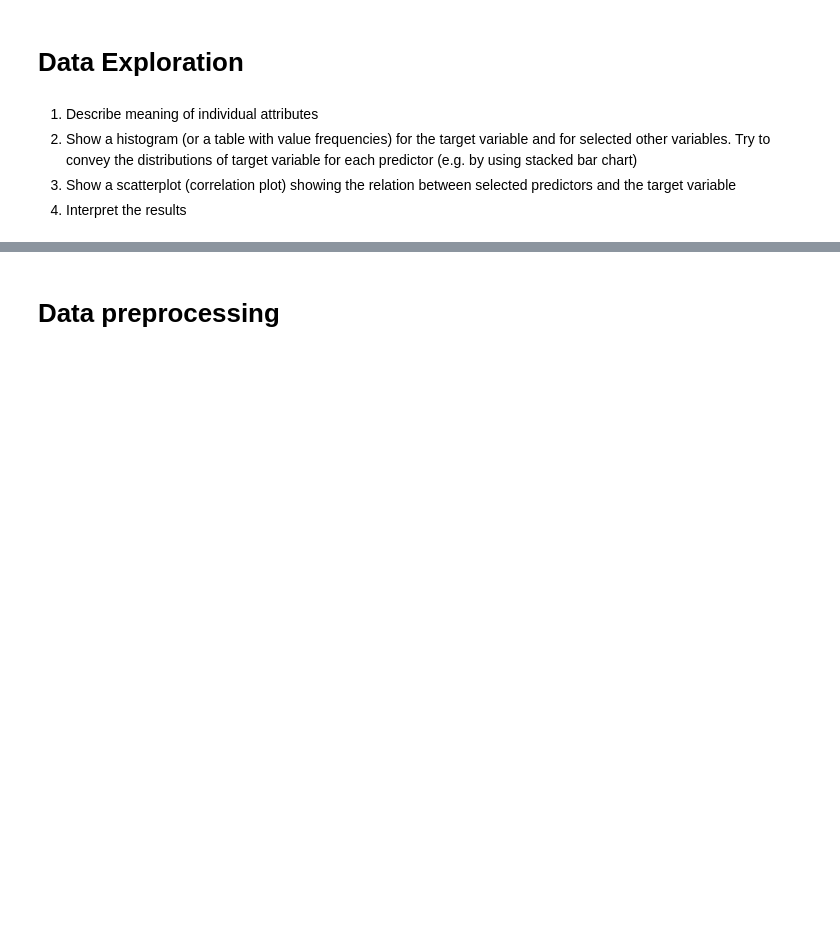
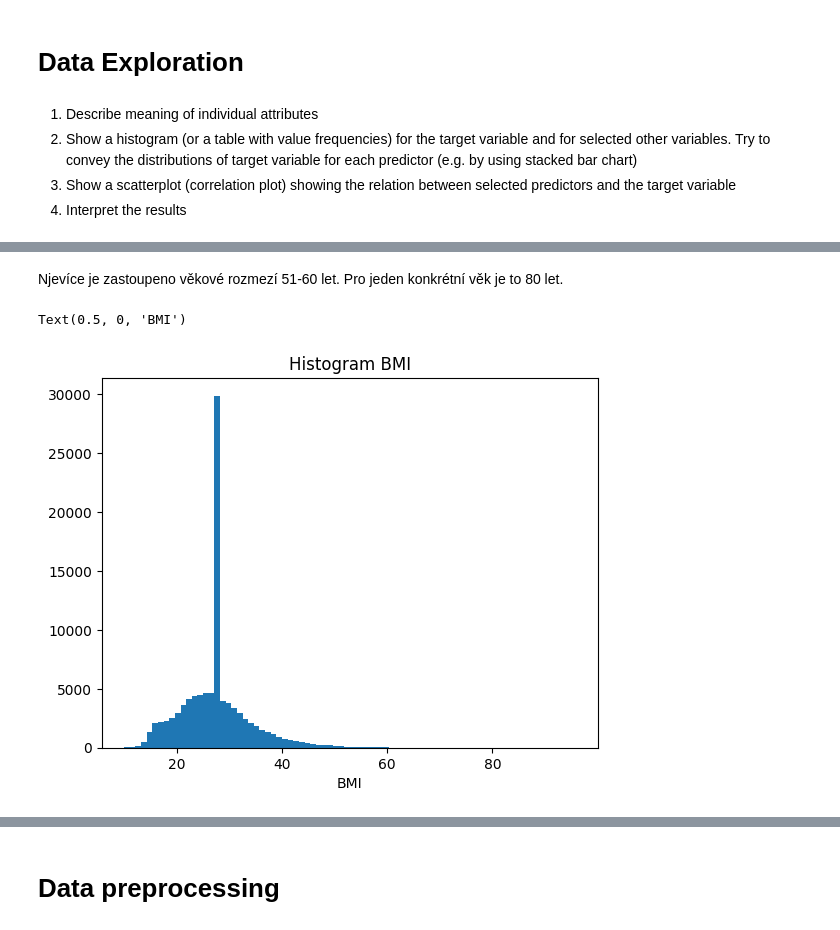
Before and after one commit to Filip-Dvorak/ZYZZ, a Jupyter notebook: template-coursework-classification.ipynb, the cells around one changed output, grey strips where cells are left out. Cells and saved outputs as stored; diff of their text form; code cells hidden in the pictures; blank space fills up the shorter version.

```diff
--- a/template-coursework-classification.ipynb
+++ b/template-coursework-classification.ipynb
@@ -29,0 +123,10 @@
+# %% [markdown]
+Njevíce je zastoupeno věkové rozmezí 51-60 let.
+Pro jeden konkrétní věk je to 80 let.
+# %%
+plt.hist(data['bmi'], bins=80)
+plt.title("Histogram BMI")
+plt.xlabel("BMI")
+# %% [output]
+Text(0.5, 0, 'BMI')
+[figure, added]
```
Also changed, not shown: parts of 40 cells of this notebook, 3 other files.
